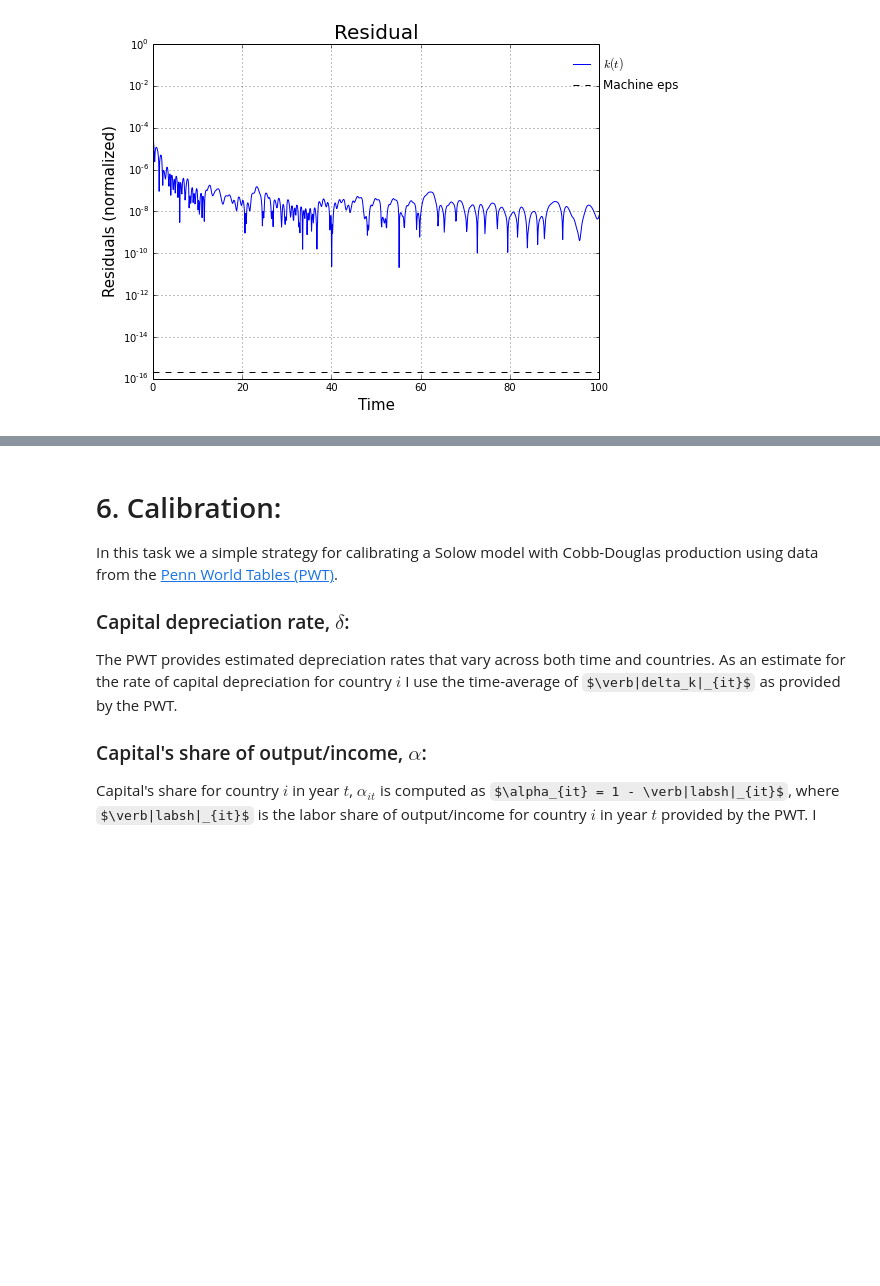
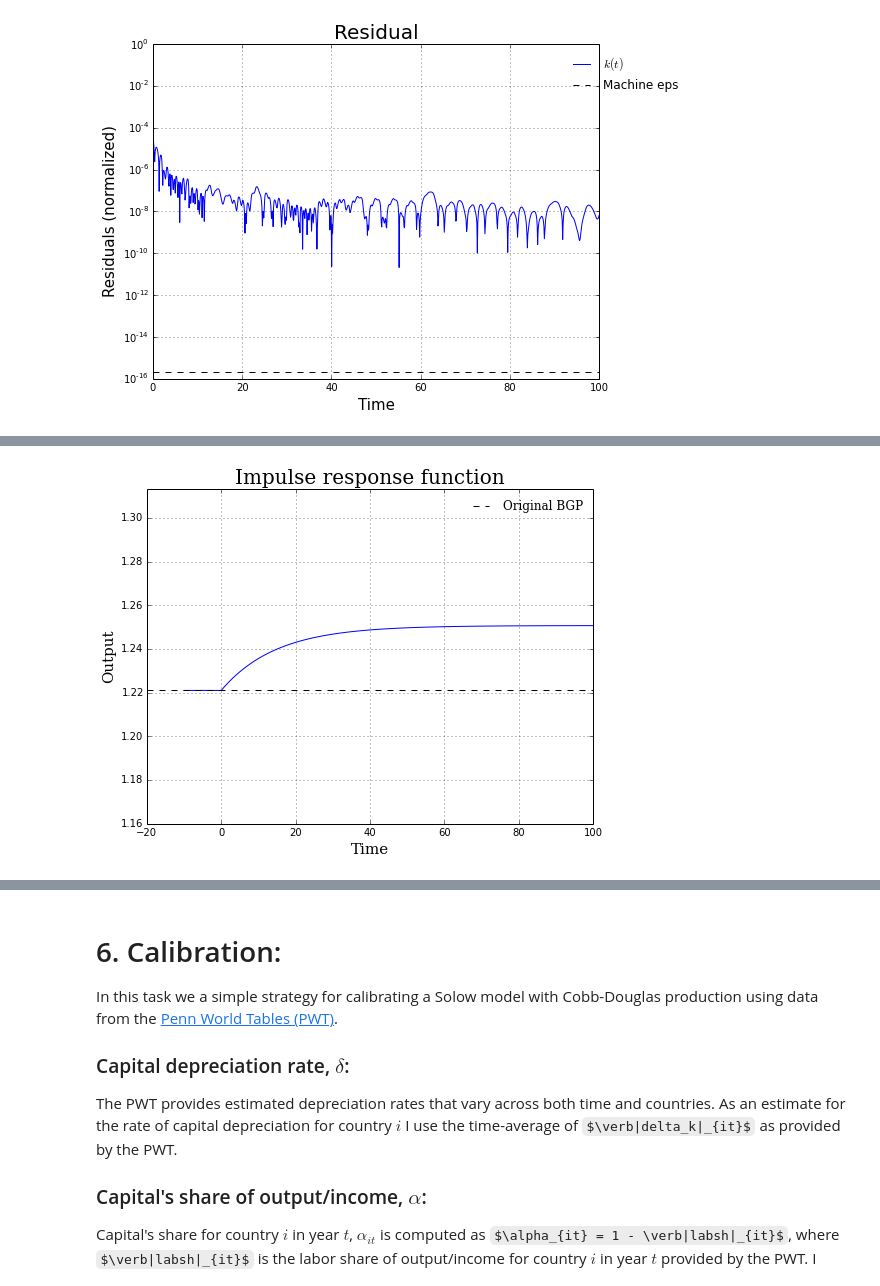
Before and after one commit to QuantEcon/QuantEcon.py, a Jupyter notebook: examples/solow_model.ipynb, the cells around one changed output, grey strips where cells are left out. Drawn from its saved outputs; the diff is of its cells as text; code cells hidden in the pictures; some formulas as TeX source; blank space fills up the shorter version.

```diff
--- a/examples/solow_model.ipynb
+++ b/examples/solow_model.ipynb
@@ -569,0 +558,6 @@ model.ivp.solve?
+# %%
+# 5% increase in the current savings rate...
+model.irf.impulse = {'s': 1.05 * model.params['s']}
+
+# in per capita units...
+model.irf.kind = 'per_capita'
@@ -569,0 +587,8 @@ model.ivp.solve?
+# %%
+fig, ax = solow.impulse_response.plot_impulse_response(model,
+                                                       variable='output',
+                                                       impulse={'s': 1.05 * model.params['s']},
+                                                       kind='efficiency_units',
+                                                       )
+# %% [output]
+[figure, added]
```
Also changed, not shown: parts of 22 cells of this notebook, 1 other file.
